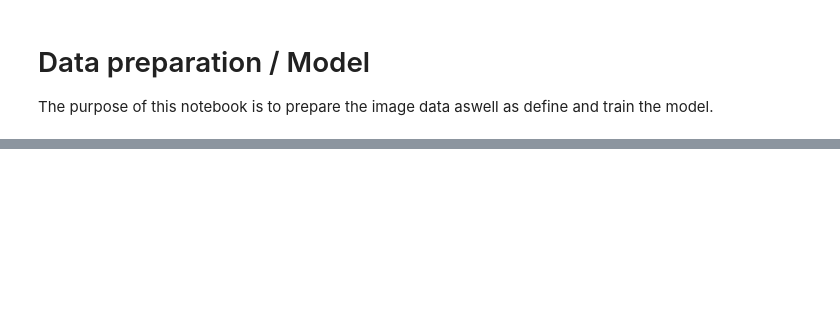
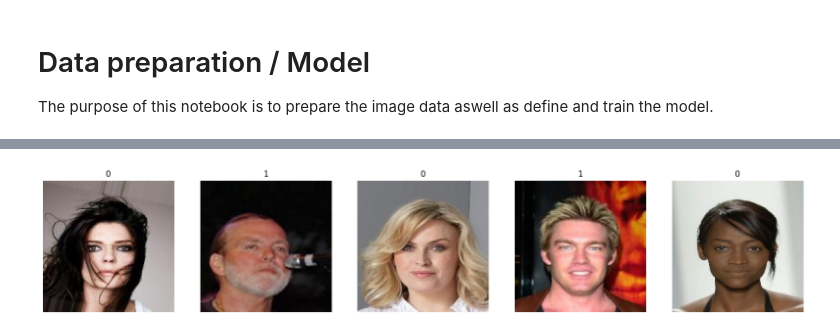
Before and after one commit to linx02/genderpredictor, a Jupyter notebook: jupyter_notebooks/03 - Model.ipynb, the cells around one changed output, grey strips where cells are left out. Drawn from its saved outputs; the diff is of its cells as text; code cells hidden in the pictures; blank space fills up the shorter version.

```diff
--- a/jupyter_notebooks/03 - Model.ipynb
+++ b/jupyter_notebooks/03 - Model.ipynb
@@ -34,0 +37,28 @@ print(i)
+# %%
+# Read images
+
+male_pics = []
+female_pics = []
+
+for count, dir in enumerate(DIRS):
+
+    for img_file in os.listdir(dir):
+        img = cv2.imread(os.path.join(dir, img_file))  # Read image as NumPy array
+        img = cv2.cvtColor(img, cv2.COLOR_BGR2RGB)  # Convert to RGB
+        img = cv2.resize(img, (200, 200))  # Resize image to 200x200
+        img = img / 255  # Normalize image
+        male_pics.append(img) if count == 0 else female_pics.append(img)  # Append image to appropriate list
+# %%
+# Create labels
+
+male_genders = [1] * len(male_pics)
+female_genders = [0] * len(female_pics)
+# %%
+# Create dataframe
+data = {
+    'image' : male_pics + female_pics,
+    'gender' : male_genders + female_genders
+}
+
+df = pd.DataFrame(data=data)
+df.head()
@@ -34,0 +72,13 @@ print(i)
+# %%
+# Shuffle data
+df = df.sample(frac=1, random_state=42).reset_index(drop=True)
+# %%
+# Plot 5 images
+fig, ax = plt.subplots(1, 5, figsize=(20, 10))
+for i in range(5):
+    ax[i].imshow(df['image'][i])
+    ax[i].axis('off')
+    ax[i].set_title(df['gender'][i])
+plt.show()
+# %% [output]
+[figure, added]
```
Also changed, not shown: parts of 4 cells of this notebook, 2 other files.
